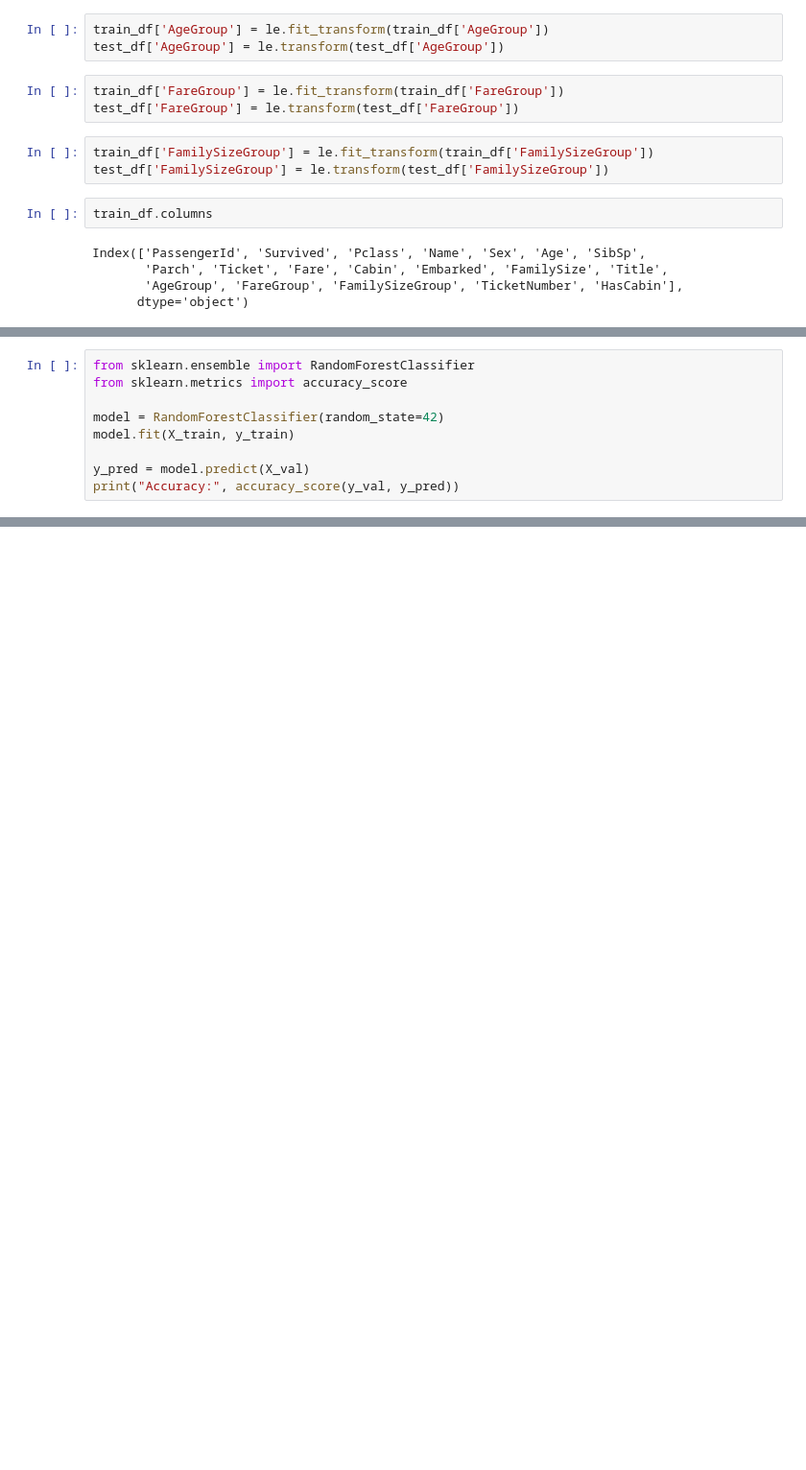
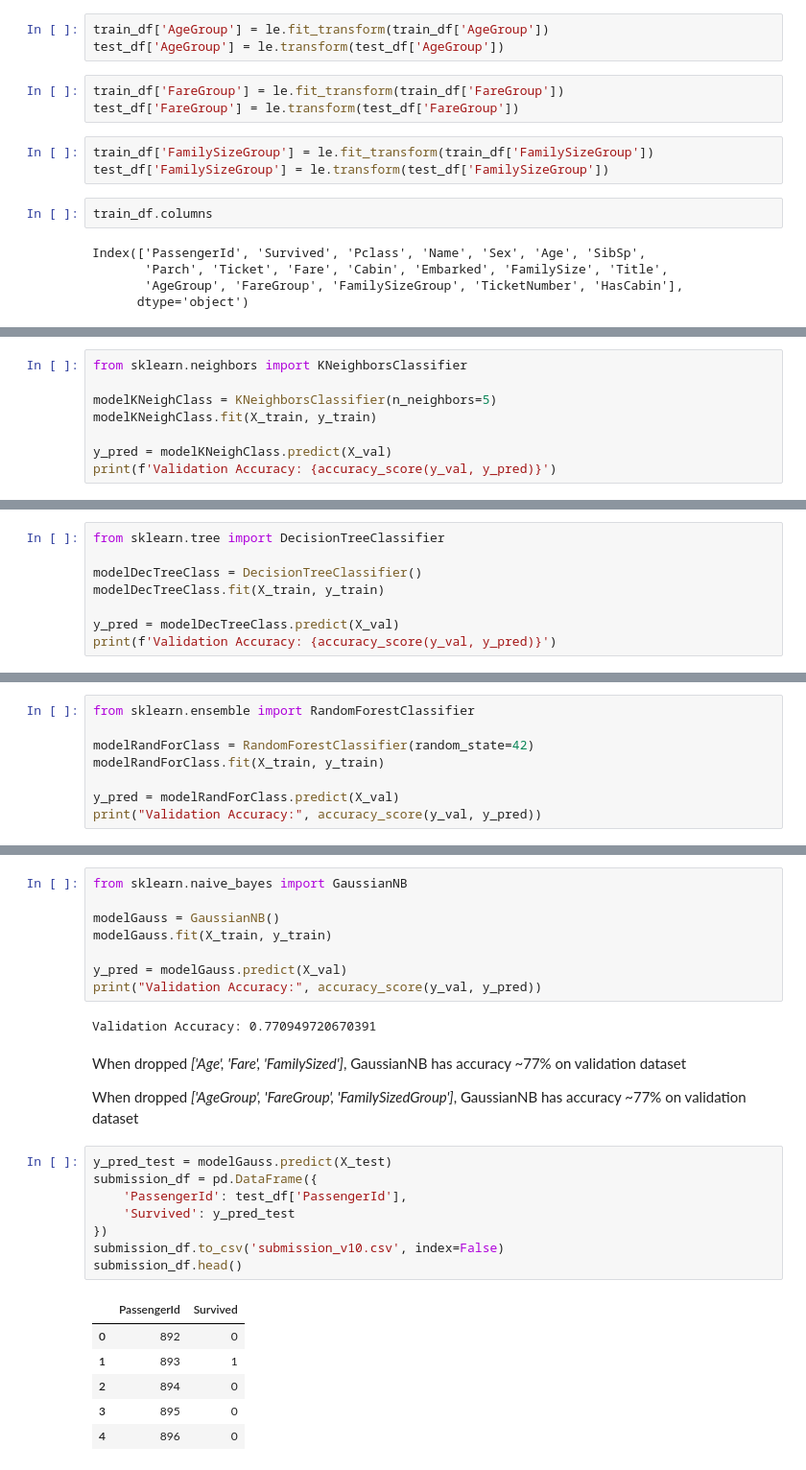
Before and after one commit to Nobodybob1/Titanic, a Jupyter notebook: titanic.ipynb, the cells around one changed output, grey strips where cells are left out. Shown at 96% size. Drawn from its saved outputs; the diff is of its cells as text; blank space fills up the shorter version.

```diff
--- a/titanic.ipynb
+++ b/titanic.ipynb
@@ -424,0 +443,8 @@ X_train, X_val, y_train, y_val = train_test_split(X, y, test_size=0.2, random_st
+# %%
+from sklearn.neighbors import KNeighborsClassifier
+
+modelKNeighClass = KNeighborsClassifier(n_neighbors=5)
+modelKNeighClass.fit(X_train, y_train)
+
+y_pred = modelKNeighClass.predict(X_val)
+print(f'Validation Accuracy: {accuracy_score(y_val, y_pred)}')
@@ -424,0 +457,8 @@ X_train, X_val, y_train, y_val = train_test_split(X, y, test_size=0.2, random_st
+# %%
+from sklearn.tree import DecisionTreeClassifier
+
+modelDecTreeClass = DecisionTreeClassifier()
+modelDecTreeClass.fit(X_train, y_train)
+
+y_pred = modelDecTreeClass.predict(X_val)
+print(f'Validation Accuracy: {accuracy_score(y_val, y_pred)}')
@@ -425,10 +471,9 @@ X_train, X_val, y_train, y_val = train_test_split(X, y, test_size=0.2, random_st
 # %%
 from sklearn.ensemble import RandomForestClassifier
-from sklearn.metrics import accuracy_score
 
-model = RandomForestClassifier(random_state=42)
-model.fit(X_train, y_train)
+modelRandForClass = RandomForestClassifier(random_state=42)
+modelRandForClass.fit(X_train, y_train)
 
-y_pred = model.predict(X_val)
-print("Accuracy:", accuracy_score(y_val, y_pred))
+y_pred = modelRandForClass.predict(X_val)
+print("Validation Accuracy:", accuracy_score(y_val, y_pred))
 # %% [output]
@@ -435,0 +485,29 @@ Accuracy: 0.8156424581005587
+# %%
+from sklearn.naive_bayes import GaussianNB
+
+modelGauss = GaussianNB()
+modelGauss.fit(X_train, y_train)
+
+y_pred = modelGauss.predict(X_val)
+print("Validation Accuracy:", accuracy_score(y_val, y_pred))
+# %% [output]
+Validation Accuracy: 0.770949720670391
+# %% [markdown]
+When dropped *['Age', 'Fare', 'FamilySized']*, GaussianNB has accuracy ~77% on validation dataset
+
+When dropped *['AgeGroup', 'FareGroup', 'FamilySizedGroup']*, GaussianNB has accuracy ~77% on validation dataset
+# %%
+y_pred_test = modelGauss.predict(X_test)
+submission_df = pd.DataFrame({
+    'PassengerId': test_df['PassengerId'],
+    'Survived': y_pred_test
+})
+submission_df.to_csv('submission_v10.csv', index=False)
+submission_df.head()
+# %% [output]
+|  | PassengerId | Survived |
+| 0 | 892 | 0 |
+| 1 | 893 | 1 |
+| 2 | 894 | 0 |
+| 3 | 895 | 0 |
+| 4 | 896 | 0 |
```
Also changed, not shown: parts of 10 cells of this notebook.
